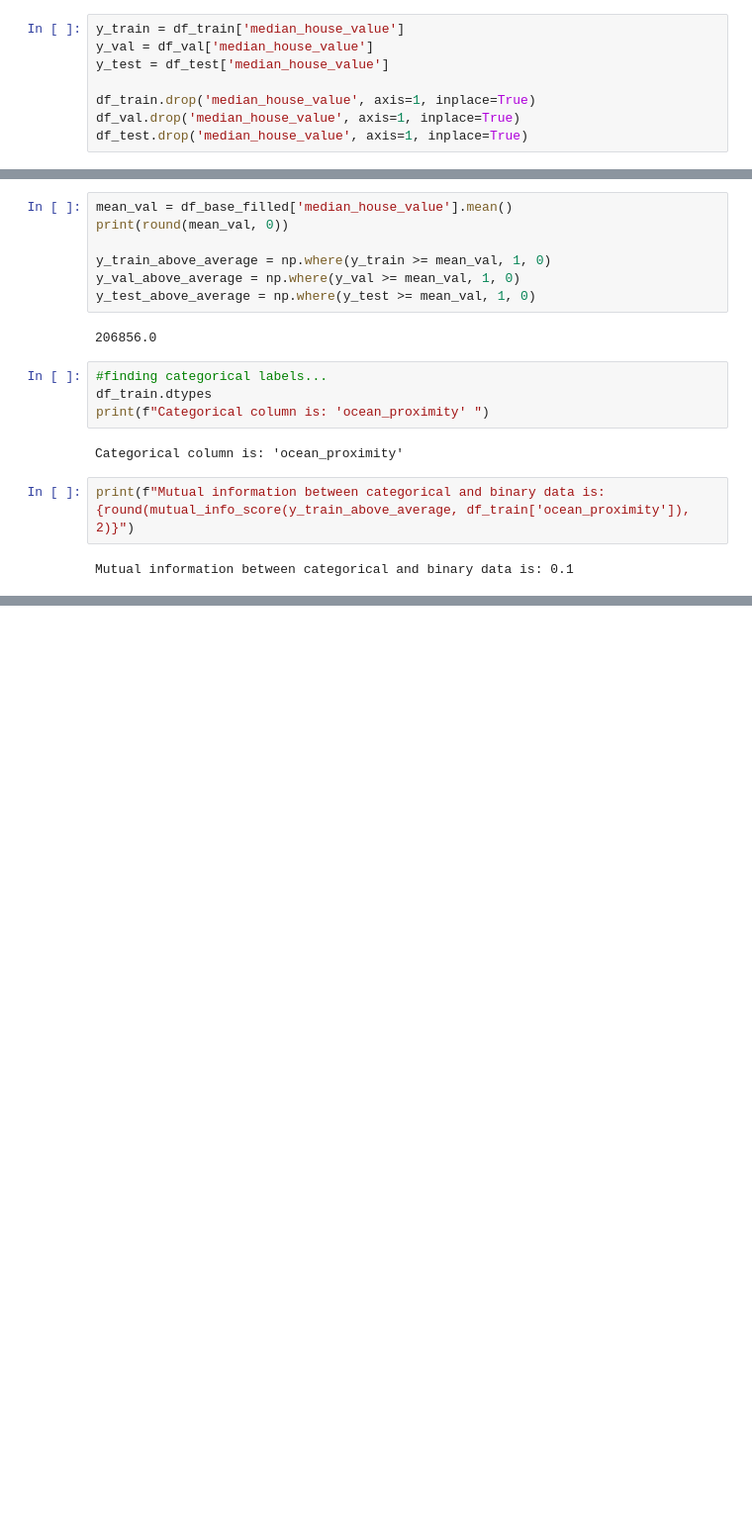
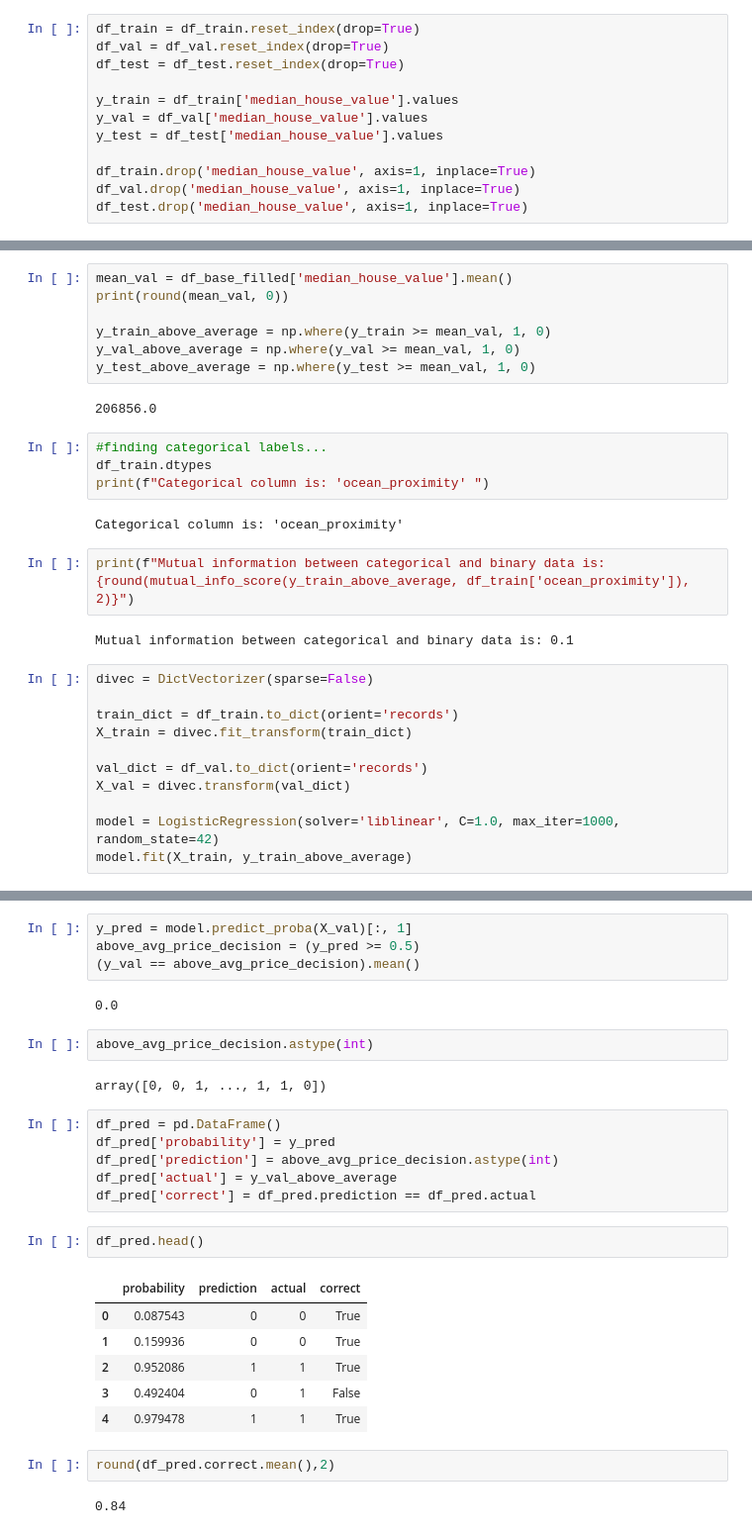
Before and after one commit to Isenmouthe/Machine-Learning-Zoomcamp---2022, a Jupyter notebook: Homeworks/03_homework/03_homework.ipynb, the cells around one changed output, grey strips where cells are left out. Shown: that part at 99% size. Drawn from its saved outputs; the diff is of its cells as text; blank space fills up the shorter version.

```diff
--- a/Homeworks/03_homework/03_homework.ipynb
+++ b/Homeworks/03_homework/03_homework.ipynb
@@ -121,9 +123,13 @@ print(df_train.shape, df_val.shape, df_test.shape)
 # %% [output]
 (12384, 13) (4128, 13) (4128, 13)
 # %%
-y_train = df_train['median_house_value']
-y_val = df_val['median_house_value']
-y_test = df_test['median_house_value']
+df_train = df_train.reset_index(drop=True)
+df_val = df_val.reset_index(drop=True)
+df_test = df_test.reset_index(drop=True)
+
+y_train = df_train['median_house_value'].values
+y_val = df_val['median_house_value'].values
+y_test = df_test['median_house_value'].values
 
 df_train.drop('median_house_value', axis=1, inplace=True)
 df_val.drop('median_house_value', axis=1, inplace=True)
@@ -160,3 +166,14 @@ Categorical column is: 'ocean_proximity'
 print(f"Mutual information between categorical and binary data is: {round(mutual_info_score(y_train_above_average, df_train['ocean_proximity']), 2)}")
 # %% [output]
 Mutual information between categorical and binary data is: 0.1
+# %%
+divec = DictVectorizer(sparse=False)
+
+train_dict = df_train.to_dict(orient='records')
+X_train = divec.fit_transform(train_dict)
+
+val_dict = df_val.to_dict(orient='records')
+X_val = divec.transform(val_dict)
+
+model = LogisticRegression(solver='liblinear', C=1.0, max_iter=1000, random_state=42)
+model.fit(X_train, y_train_above_average)
@@ -162,0 +210,29 @@ Mutual information between categorical and binary data is: 0.1
+# %%
+y_pred = model.predict_proba(X_val)[:, 1]
+above_avg_price_decision = (y_pred >= 0.5)
+(y_val == above_avg_price_decision).mean()
+# %% [output]
+0.0
+# %%
+above_avg_price_decision.astype(int)
+# %% [output]
+array([0, 0, 1, ..., 1, 1, 0])
+# %%
+df_pred = pd.DataFrame()
+df_pred['probability'] = y_pred
+df_pred['prediction'] = above_avg_price_decision.astype(int)
+df_pred['actual'] = y_val_above_average
+df_pred['correct'] = df_pred.prediction == df_pred.actual
+# %%
+df_pred.head()
+# %% [output]
+|  | probability | prediction | actual | correct |
+| 0 | 0.087543 | 0 | 0 | True |
+| 1 | 0.159936 | 0 | 0 | True |
+| 2 | 0.952086 | 1 | 1 | True |
+| 3 | 0.492404 | 0 | 1 | False |
+| 4 | 0.979478 | 1 | 1 | True |
+# %%
+round(df_pred.correct.mean(),2)
+# %% [output]
+0.84
```
Also changed, not shown: parts of 22 cells of this notebook.
